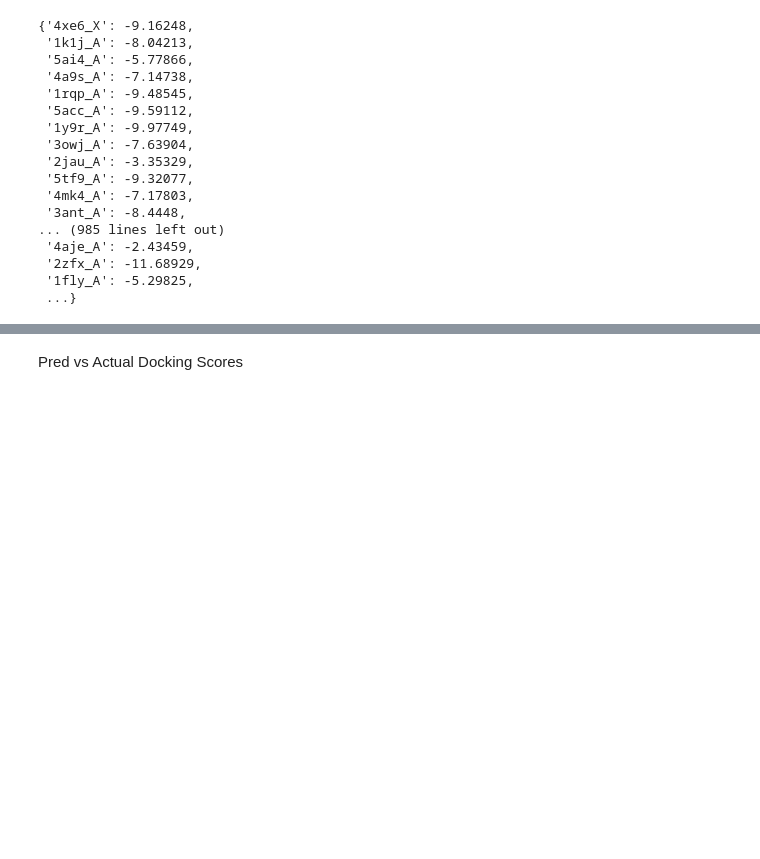
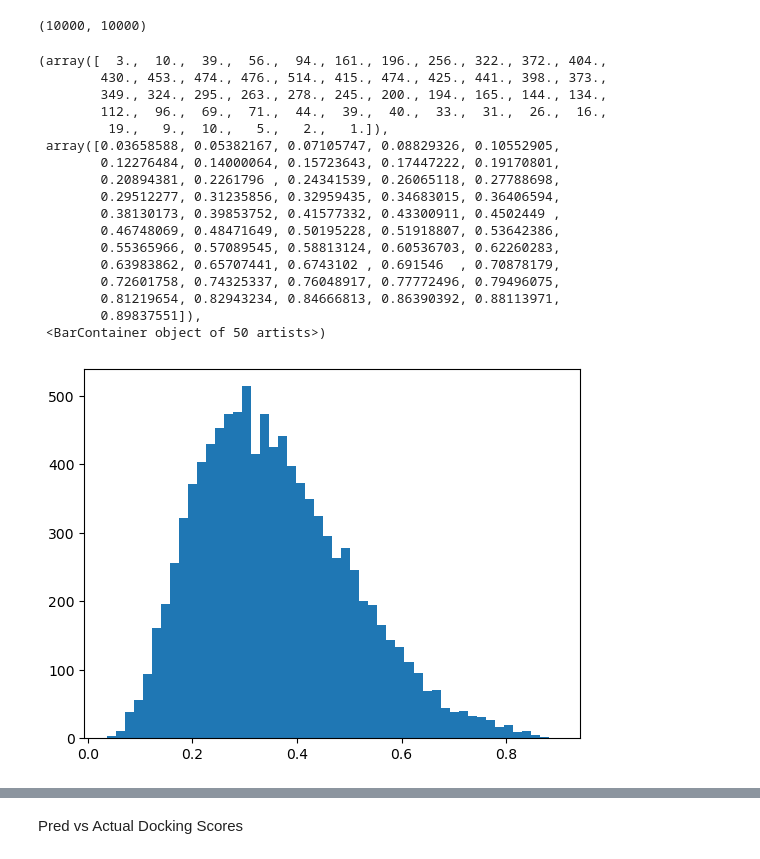
Before and after one commit to tsa87/TacoGFN-SBDD, a Jupyter notebook: examples/11_aggregate_evaluations.ipynb, the cells around one changed output, grey strips where cells are left out. Drawn from its saved outputs; the diff is of its cells as text; code cells hidden in the pictures; blank space fills up the shorter version.

```diff
--- a/examples/11_aggregate_evaluations.ipynb
+++ b/examples/11_aggregate_evaluations.ipynb
@@ -3,23 +3,5 @@ import json
 # %%
 import torch
 # %%
-torch.load('../dataset/pocket_to_score.pt')
+# torch.load('../dataset/pocket_to_score.pt')
-# %% [output]
-{'4xe6_X': -9.16248,
- '1k1j_A': -8.04213,
- '5ai4_A': -5.77866,
- '4a9s_A': -7.14738,
- '1rqp_A': -9.48545,
- '5acc_A': -9.59112,
- '1y9r_A': -9.97749,
- '3owj_A': -7.63904,
- '2jau_A': -3.35329,
- '5tf9_A': -9.32077,
- '4mk4_A': -7.17803,
- '3ant_A': -8.4448,
-... (985 lines left out)
- '4aje_A': -2.43459,
- '2zfx_A': -11.68929,
- '1fly_A': -5.29825,
- ...}
 # %%
@@ -27,4 +9,11 @@ eval_path = '../misc/evaluations/20240115_2024_01_14_run_pharmaco_frag_alpha_qed
 # %%
 with open(eval_path, 'r') as f:
     eval_data = json.load(f)
+# %%
+from itertools import chain
+smis_list = list(chain.from_iterable(smis))
+smis = [val['smiles'] for k, val in eval_data.items()]
+len(smis_list), len(set(smis_list))
+# %% [output]
+(10000, 10000)
 # %%
@@ -47,2 +44,25 @@ for key, val in eval_data.items():
+# %%
+import matplotlib.pyplot as plt
+
+plt.hist(all_vals['qeds'], bins=50)
+# %% [output]
+(array([  3.,  10.,  39.,  56.,  94., 161., 196., 256., 322., 372., 404.,
+        430., 453., 474., 476., 514., 415., 474., 425., 441., 398., 373.,
+        349., 324., 295., 263., 278., 245., 200., 194., 165., 144., 134.,
+        112.,  96.,  69.,  71.,  44.,  39.,  40.,  33.,  31.,  26.,  16.,
+         19.,   9.,  10.,   5.,   2.,   1.]),
+ array([0.03658588, 0.05382167, 0.07105747, 0.08829326, 0.10552905,
+        0.12276484, 0.14000064, 0.15723643, 0.17447222, 0.19170801,
+        0.20894381, 0.2261796 , 0.24341539, 0.26065118, 0.27788698,
+        0.29512277, 0.31235856, 0.32959435, 0.34683015, 0.36406594,
+        0.38130173, 0.39853752, 0.41577332, 0.43300911, 0.4502449 ,
+        0.46748069, 0.48471649, 0.50195228, 0.51918807, 0.53642386,
+        0.55365966, 0.57089545, 0.58813124, 0.60536703, 0.62260283,
+        0.63983862, 0.65707441, 0.6743102 , 0.691546  , 0.70878179,
+        0.72601758, 0.74325337, 0.76048917, 0.77772496, 0.79496075,
+        0.81219654, 0.82943234, 0.84666813, 0.86390392, 0.88113971,
+        0.89837551]),
+ <BarContainer object of 50 artists>)
+[figure, added]
 # %%
 import numpy as np
```
Also changed, not shown: parts of 7 cells of this notebook, 11 other files.
